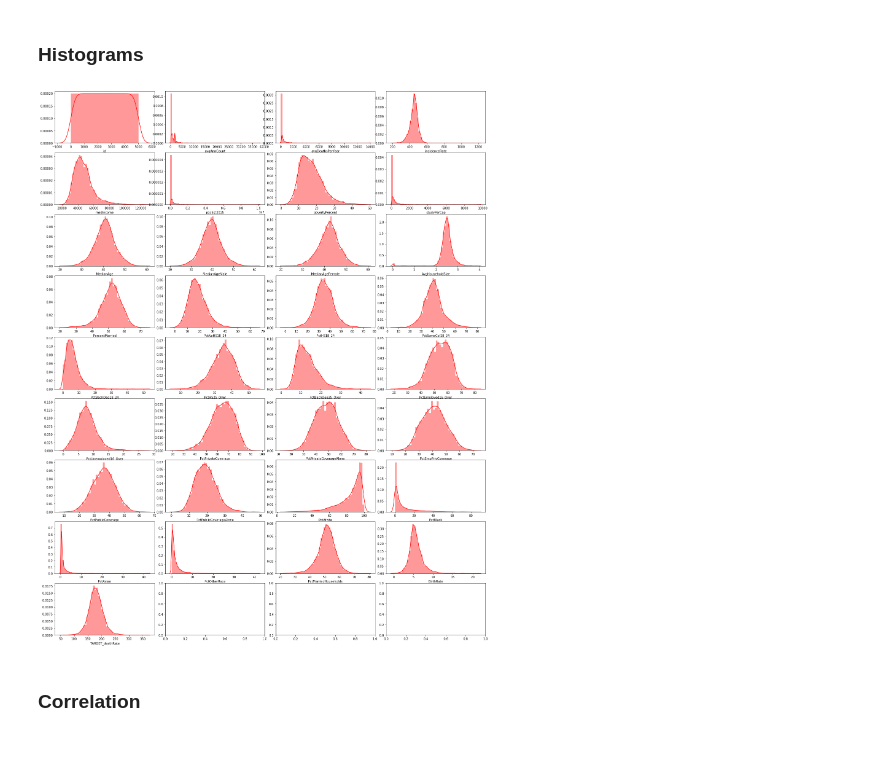
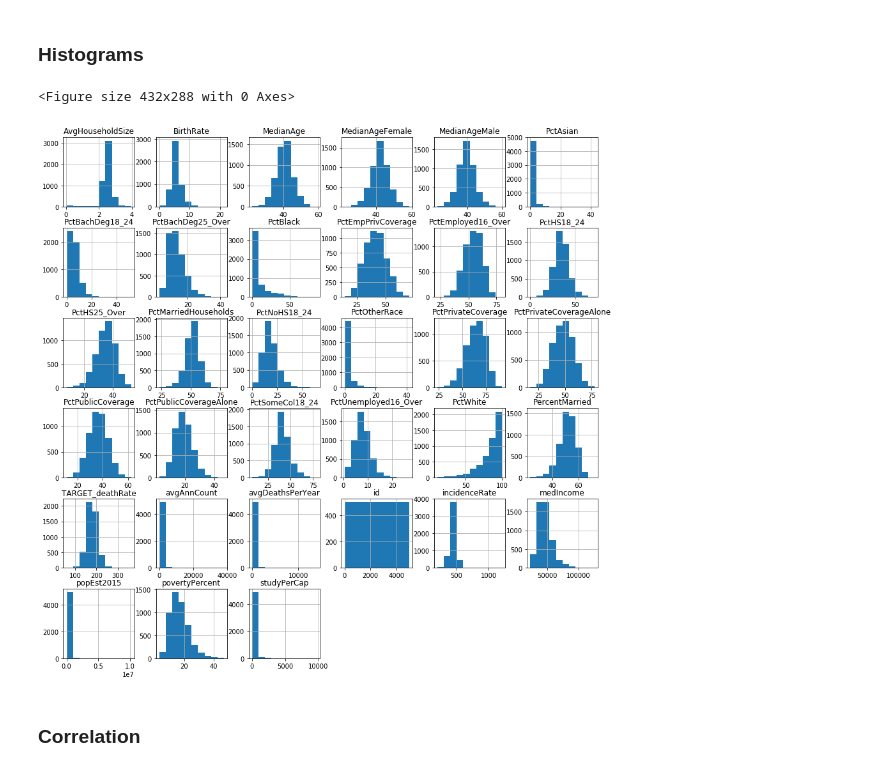
Before and after one commit to JanieTran/SCHOOL_MachineLearning, a Jupyter notebook: Assignment1/COSC2753_A1_s3623386.ipynb, the cells around one changed output. Cells and saved outputs as stored; diff of their text form; code cells hidden in the pictures.

```diff
--- a/Assignment1/COSC2753_A1_s3623386.ipynb
+++ b/Assignment1/COSC2753_A1_s3623386.ipynb
@@ -94,9 +44,12 @@ test.describe()
 # %% [markdown]
 ### Histograms
-# %%
-plot_df_hist(train, 4)
-# %% [output]
-[figure, removed]
+# %%
+plt.figure()
+train.hist(figsize = (15, 15))
+plt.show()
+# %% [output]
+<Figure size 432x288 with 0 Axes>
+[figure, added]
 # %% [markdown]
 ### Correlation
 # %%
```
Also changed, not shown: parts of 47 cells of this notebook, 2 other files.
